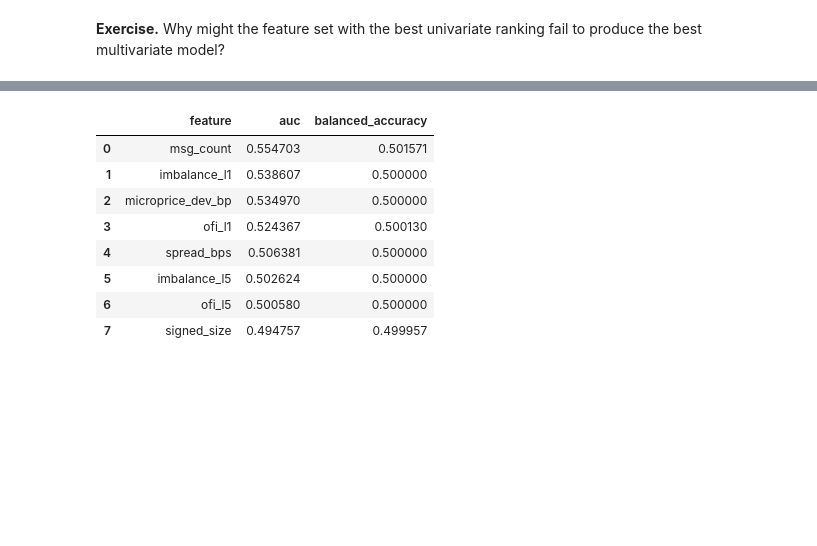
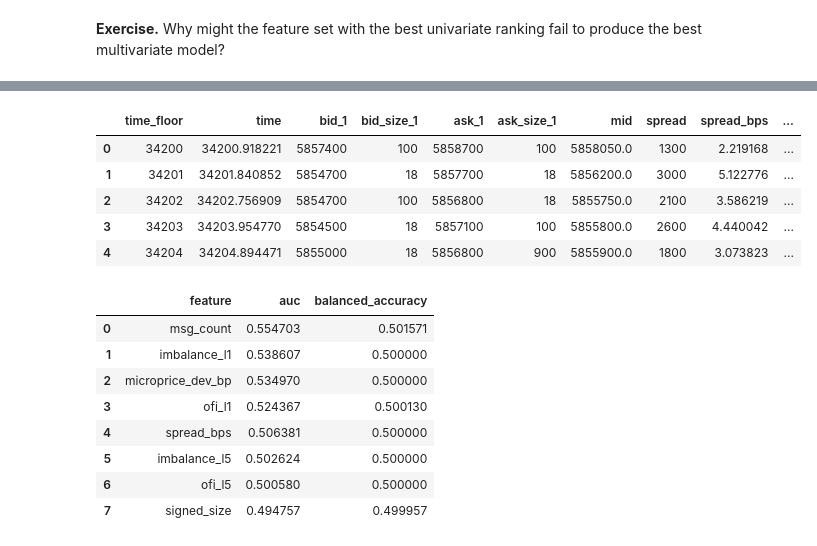
Before and after one commit to harrodyuan/Factor_Training_Eng, a Jupyter notebook: lecture_notes/part23_feature_selection_validation.ipynb, the cells around one changed output, grey strips where cells are left out. Saved outputs shown, nothing was run; the diff lists cells and outputs as text; code cells hidden in the pictures; blank space fills up the shorter version.

```diff
--- a/lecture_notes/part23_feature_selection_validation.ipynb
+++ b/lecture_notes/part23_feature_selection_validation.ipynb
@@ -395,3 +249,18 @@ bars.head()
+# %%
+lobster_dir = locate_lobster_sample()
+lob = load_lobster_sample(lobster_dir, levels=5)
+lob_feat = build_lob_event_features(lob, levels=5)
+bars = build_lob_bars(lob_feat)
+bars['target_up_1s'] = (bars['mid'].shift(-1) > bars['mid']).astype(int)
+bars = bars.dropna().copy()
+bars.head()
+# %% [output]
+|  | time_floor | time | bid_1 | bid_size_1 | ask_1 | ask_size_1 | mid | spread | spread_bps | ... |
+| 0 | 34200 | 34200.918221 | 5857400 | 100 | 5858700 | 100 | 5858050.0 | 1300 | 2.219168 | ... |
+| 1 | 34201 | 34201.840852 | 5854700 | 18 | 5857700 | 18 | 5856200.0 | 3000 | 5.122776 | ... |
+| 2 | 34202 | 34202.756909 | 5854700 | 100 | 5856800 | 18 | 5855750.0 | 2100 | 3.586219 | ... |
+| 3 | 34203 | 34203.954770 | 5854500 | 18 | 5857100 | 100 | 5855800.0 | 2600 | 4.440042 | ... |
+| 4 | 34204 | 34204.894471 | 5855000 | 18 | 5856800 | 900 | 5855900.0 | 1800 | 3.073823 | ... |
 # %%
 feature_cols_lob = ['spread_bps', 'imbalance_l1', 'imbalance_l5', 'microprice_dev_bp', 'ofi_l1', 'ofi_l5', 'signed_size', 'msg_count']
 
```
Also changed, not shown: parts of 17 cells of this notebook, 13 other files.
